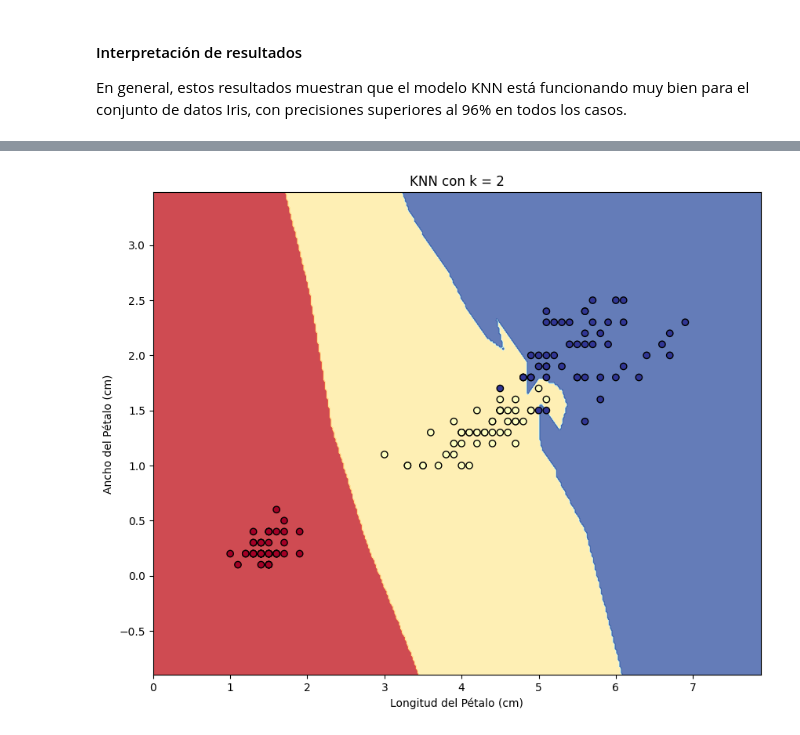
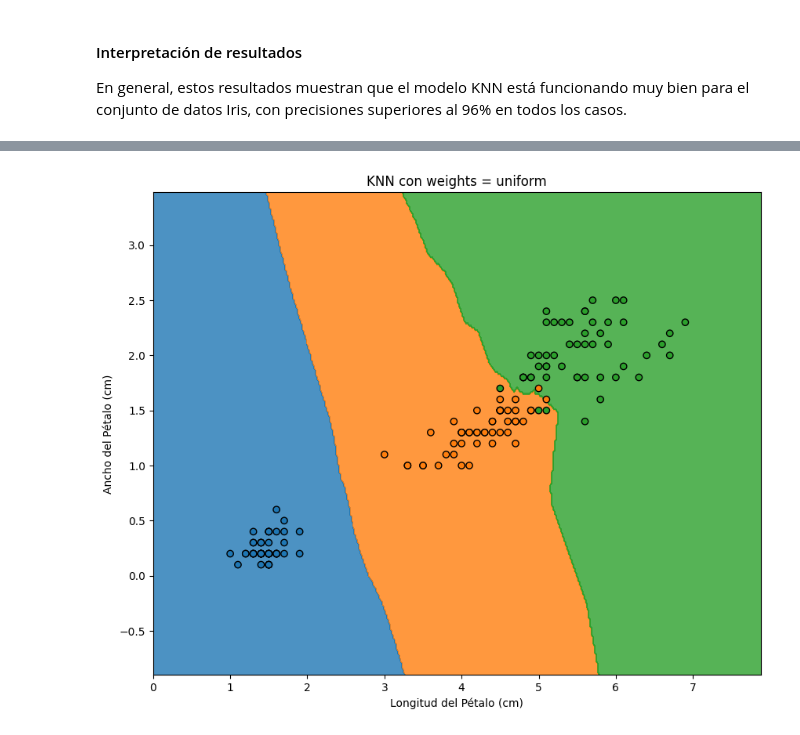
Before and after one commit to caleones/K-Nearest-Neighbors-Python-Model-for-Iris-Data-Set, a Jupyter notebook: k-nearest-neighbors-python-model-for-iris-data-set.ipynb, the cells around one changed output, grey strips where cells are left out. Cells and saved outputs as stored; diff of their text form; code cells hidden in the pictures.

Commit message:
Kaggle Notebook | K-Nearest Neighbors Python Model for Iris Data Set | Final Version

```diff
--- a/k-nearest-neighbors-python-model-for-iris-data-set.ipynb
+++ b/k-nearest-neighbors-python-model-for-iris-data-set.ipynb
@@ -428,35 +440,38 @@ Para visualizar el impacto de k en la frontera de decisión de manera dinámica,
 # %%
-import numpy as np
-import matplotlib.pyplot as plt
-from matplotlib.animation import FuncAnimation
-from sklearn.neighbors import KNeighborsClassifier
-
 # Creamos una malla de puntos
 x_min, x_max = X[:, 0].min() - 1, X[:, 0].max() + 1
 y_min, y_max = X[:, 1].min() - 1, X[:, 1].max() + 1
 xx, yy = np.meshgrid(np.arange(x_min, x_max, 0.02),
                      np.arange(y_min, y_max, 0.02))
 
-# Función para actualizar la gráfica
-def update(frame):
-    k = frame + 1
-    clf = KNeighborsClassifier(n_neighbors=k)
+# Lista de opciones para 'weights'
+weights_list = ['uniform', 'distance']
+
+# Función para limpiar la figura antes de cada actualización
+def clear_plot():
+    plt.clf()
+
+# Función para actualizar la gráfica variando 'weights'
+def update_weights(frame):
+    clear_plot()  # Limpiar la figura para evitar conflictos
+    weight = weights_list[frame % len(weights_list)]
+
+    clf = KNeighborsClassifier(n_neighbors=5, weights=weight)  # Fijamos k en 5 y dejamos metric en el valor por defecto
     clf.fit(X, y_encoded)
     Z = clf.predict(np.c_[xx.ravel(), yy.ravel()])
     Z = Z.reshape(xx.shape)
 
-    plt.clf()
-    plt.contourf(xx, yy, Z, alpha=0.8, cmap=plt.cm.RdYlBu)
-    plt.scatter(X[:, 0], X[:, 1], c=y_encoded, cmap=plt.cm.RdYlBu, edgecolor='black')
-    plt.title(f'KNN con k = {k}')
+    plt.contourf(xx, yy, Z, alpha=0.8, cmap=ListedColormap(custom_palette.values()))
+    plt.scatter(X[:, 0], X[:, 1], c=y_encoded, cmap=ListedColormap(custom_palette.values()), edgecolor='black')
+    plt.title(f'KNN con weights = {weight}')
     plt.xlabel('Longitud del Pétalo (cm)')
     plt.ylabel('Ancho del Pétalo (cm)')
 
 # Creamos la animación
 fig = plt.figure(figsize=(10, 8))
-anim = FuncAnimation(fig, update, frames=range(1, 21), interval=500, repeat=True)
+anim_weights = FuncAnimation(fig, update_weights, frames=len(weights_list), interval=1000, repeat=True)
 
 # Guardamos la animación como un gif
-anim.save('knn_animation.gif', writer='pillow')
+anim_weights.save('knn_weights_animation.gif', writer='pillow')
 # %% [output]
-[figure, old version]
+[figure, new version]
```
Also changed, not shown: parts of 54 cells of this notebook.
